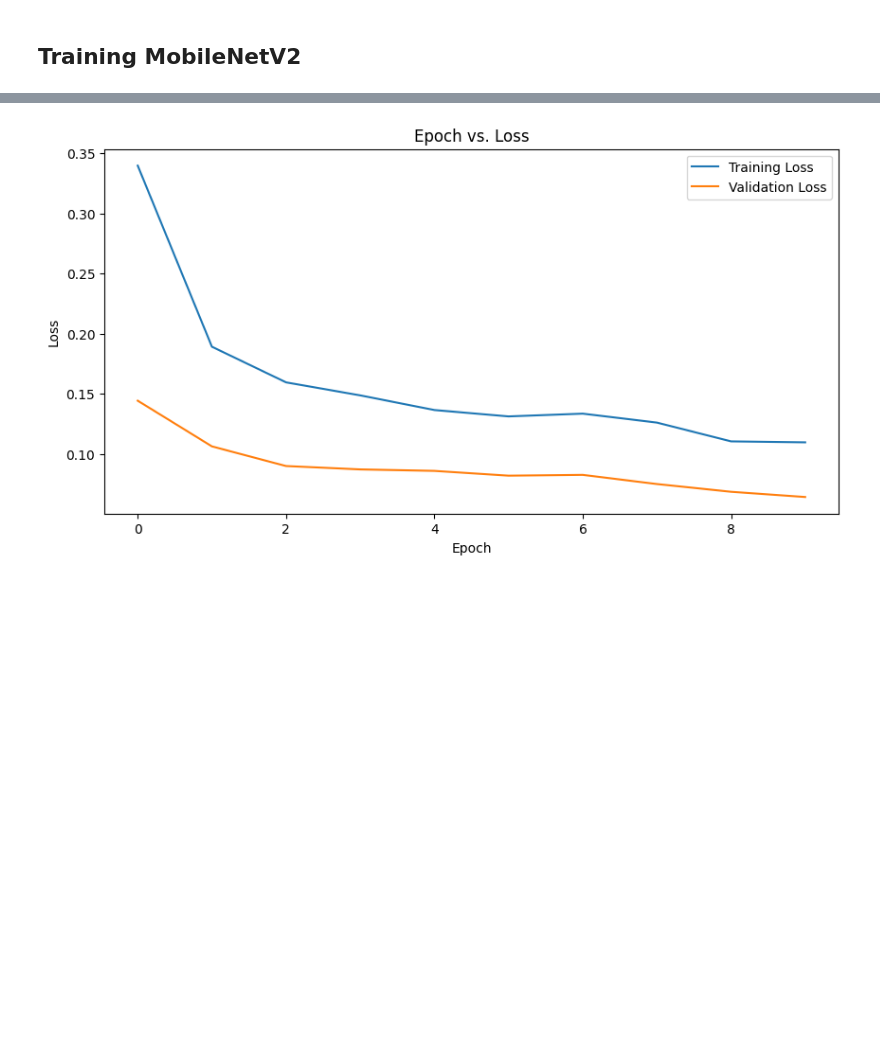
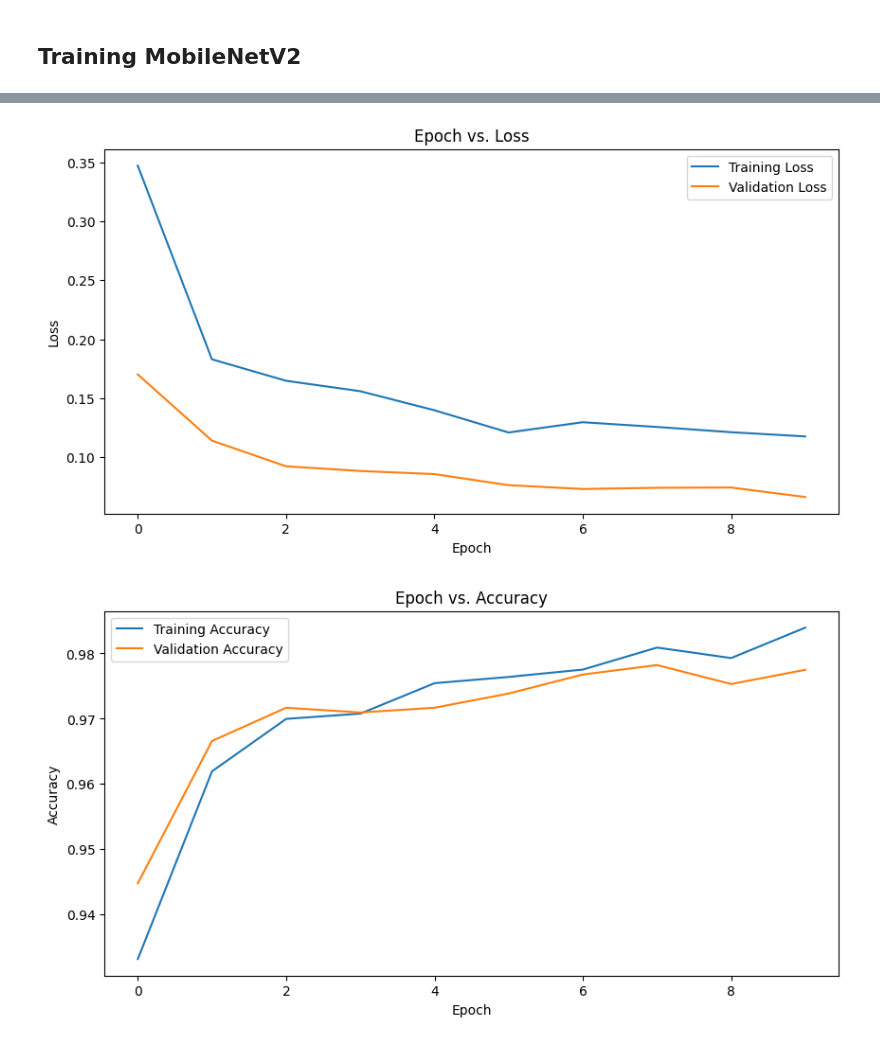
Before and after one commit to zhiyangg/aps360, a Jupyter notebook: APS360.ipynb, the cells around one changed output, grey strips where cells are left out. Saved outputs shown, nothing was run; the diff lists cells and outputs as text; code cells hidden in the pictures; blank space fills up the shorter version.

```diff
--- a/APS360.ipynb
+++ b/APS360.ipynb
@@ -158,12 +158,12 @@ import matplotlib.pyplot as plt
 # %%
 device = torch.device("cuda" if torch.cuda.is_available() else "cpu")
 # %%
-def get_accuracy(model, data):
+def get_accuracy(model, data_loader):
     correct = 0
     total = 0
     model.eval()
 
-    for imgs, labels in DataLoader(data, batch_size=64):
+    for imgs, labels in data_loader:
         imgs, labels = imgs.to(device), labels.to(device)
         output = model(imgs)
         pred = output.max(1, keepdim=True)[1] # get the index of the max logit
@@ -178,6 +178,9 @@ def train_model(model, train_loader, valid_loader, lr=0.001, num_epochs=10):
 
     train_losses = []
     valid_losses = []
+
+    train_acc = []
+    valid_acc = []
 
     for epoch in range(num_epochs):
         model.train()  # Set model to training mode
@@ -191,6 +194,7 @@ def train_model(model, train_loader, valid_loader, lr=0.001, num_epochs=10):
             optimizer.step()
             total_train_loss += loss.item()
         train_losses.append(total_train_loss / len(train_loader))
+        train_acc.append(get_accuracy(model, train_loader))
 
         model.eval()  # Set model to evaluation mode
         total_valid_loss = 0.0
@@ -201,8 +205,9 @@ def train_model(model, train_loader, valid_loader, lr=0.001, num_epochs=10):
                 loss = criterion(outputs, labels)
                 total_valid_loss += loss.item()
         valid_losses.append(total_valid_loss / len(valid_loader))
+        valid_acc.append(get_accuracy(model, valid_loader))
 
-        print(f"Epoch [{epoch+1}/{num_epochs}], Train Loss: {train_losses[-1]:.4f}, Valid Loss: {valid_losses[-1]:.4f}")
+        print(f"Epoch [{epoch+1}/{num_epochs}], Train Loss: {train_losses[-1]:.4f}, Valid Loss: {valid_losses[-1]:.4f}, Train Acc: {train_acc[-1]:.4f}, Val Acc: {valid_acc[-1]:.4f}")
 
     # Plotting the training and validation loss
     plt.figure(figsize=(10, 5))
@@ -214,6 +219,15 @@ def train_model(model, train_loader, valid_loader, lr=0.001, num_epochs=10):
     plt.legend()
     plt.show()
 
+    plt.figure(figsize=(10, 5))
+    plt.plot(train_acc, label='Training Accuracy')
+    plt.plot(valid_acc, label='Validation Accuracy')
+    plt.title('Epoch vs. Accuracy')
+    plt.xlabel('Epoch')
+    plt.ylabel('Accuracy')
+    plt.legend()
+    plt.show()
+
     return model
 # %%
 # Initialize model
@@ -294,15 +318,19 @@ mobile_model.classifier[1] = nn.Linear(mobile_model.last_channel, 3)
 # %%
 def train_model(model, train_loader, valid_loader, lr=0.001, num_epochs=10):
     criterion = nn.CrossEntropyLoss()
-    optimizer = optim.Adam(model.classifier.parameters(), lr=lr)
+    optimizer = optim.Adam(model.parameters(), lr=lr)
 
     train_losses = []
     valid_losses = []
+
+    train_acc = []
+    valid_acc = []
 
     for epoch in range(num_epochs):
         model.train()  # Set model to training mode
         total_train_loss = 0.0
         for inputs, labels in train_loader:
+            inputs, labels = inputs.to(device), labels.to(device)
             optimizer.zero_grad()
             outputs = model(inputs)
             loss = criterion(outputs, labels)
@@ -310,17 +338,20 @@ def train_model(model, train_loader, valid_loader, lr=0.001, num_epochs=10):
             optimizer.step()
             total_train_loss += loss.item()
         train_losses.append(total_train_loss / len(train_loader))
+        train_acc.append(get_accuracy(model, train_loader))
 
         model.eval()  # Set model to evaluation mode
         total_valid_loss = 0.0
         with torch.no_grad():
             for inputs, labels in valid_loader:
+                inputs, labels = inputs.to(device), labels.to(device)
                 outputs = model(inputs)
                 loss = criterion(outputs, labels)
                 total_valid_loss += loss.item()
         valid_losses.append(total_valid_loss / len(valid_loader))
+        valid_acc.append(get_accuracy(model, valid_loader))
 
-        print(f"Epoch [{epoch+1}/{num_epochs}], Train Loss: {train_losses[-1]:.4f}, Valid Loss: {valid_losses[-1]:.4f}")
+        print(f"Epoch [{epoch+1}/{num_epochs}], Train Loss: {train_losses[-1]:.4f}, Valid Loss: {valid_losses[-1]:.4f}, Train Acc: {train_acc[-1]:.4f}, Val Acc: {valid_acc[-1]:.4f}")
 
     # Plotting the training and validation loss
     plt.figure(figsize=(10, 5))
@@ -332,8 +363,19 @@ def train_model(model, train_loader, valid_loader, lr=0.001, num_epochs=10):
     plt.legend()
     plt.show()
 
+    plt.figure(figsize=(10, 5))
+    plt.plot(train_acc, label='Training Accuracy')
+    plt.plot(valid_acc, label='Validation Accuracy')
+    plt.title('Epoch vs. Accuracy')
+    plt.xlabel('Epoch')
+    plt.ylabel('Accuracy')
+    plt.legend()
+    plt.show()
+
     return model
 
 # Call the function
+mobile_model = mobile_model.to(device)
 trained_model = train_model(mobile_model, train_loader, valid_loader, lr=0.001, num_epochs=10)
+torch.save(trained_model.state_dict(), 'trained_model.pth')
 # %% [output]
@@ -350 +392,2 @@ Epoch [10/10], Train Loss: 0.1098, Valid Loss: 0.0643
-[figure, old version]
+[figure, new version]
+[figure, added]
```
Also changed, not shown: parts of 10 cells of this notebook.
